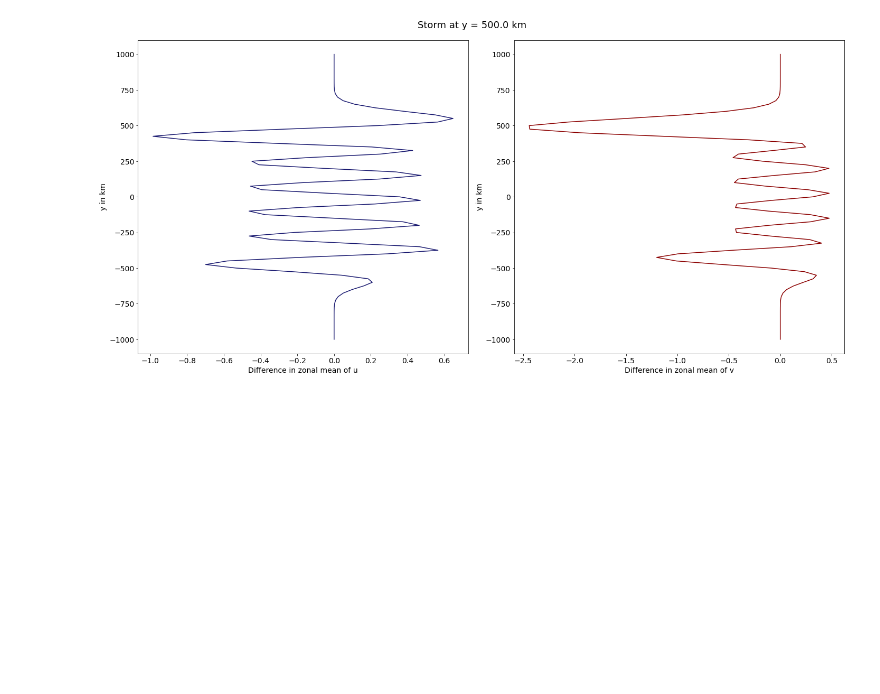
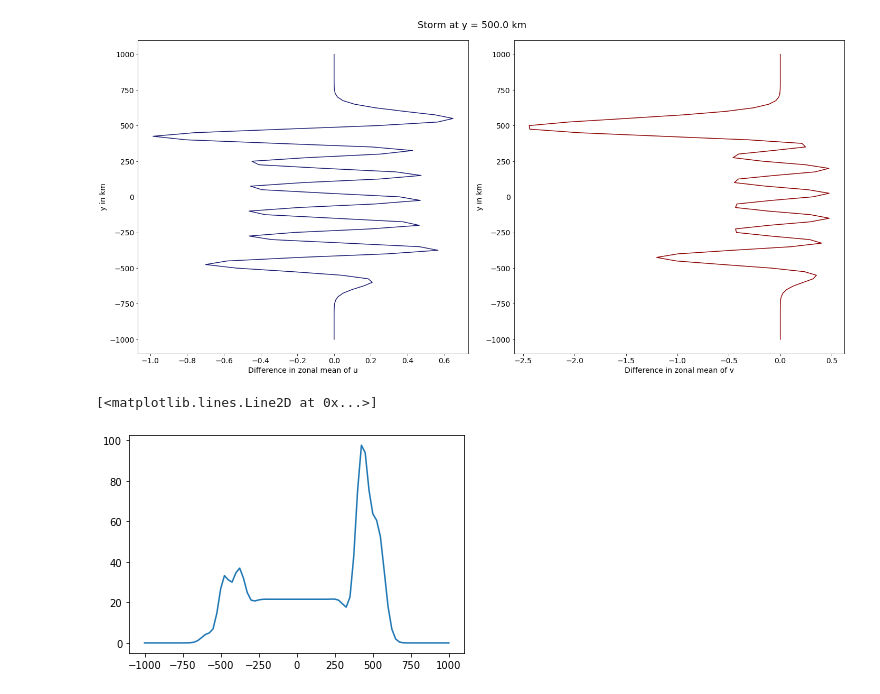
Before and after one commit to vopikamm/climNUM, a Jupyter notebook: Ex4/Exercise_04b_Inertial_Oscillations_by_a_moving_storm.ipynb, the cells around one changed output. Cells and saved outputs as stored; diff of their text form; code cells hidden in the pictures; blank space fills up the shorter version.

```diff
--- a/Ex4/Exercise_04b_Inertial_Oscillations_by_a_moving_storm.ipynb
+++ b/Ex4/Exercise_04b_Inertial_Oscillations_by_a_moving_storm.ipynb
@@ -142,3 +167,10 @@ storm.zonal_asymmetry()
 [figure]
 [figure]
 [figure]
+# %%
+average = np.mean(storm.q_out[4].real**2+storm.q_out[4].imag**2,axis=1)
+# %%
+plt.plot(storm.grid_x/1000,average)
+# %% [output]
+[<matplotlib.lines.Line2D at 0x...>]
+[figure, added]
```
Also changed, not shown: parts of 3 cells of this notebook.
